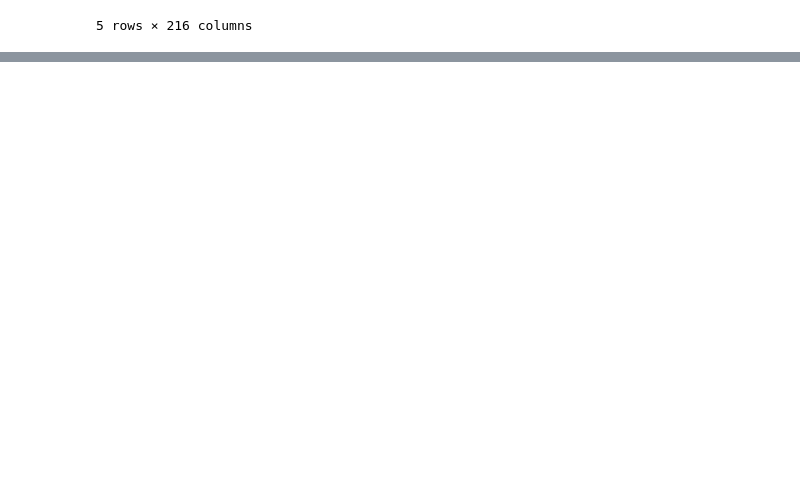
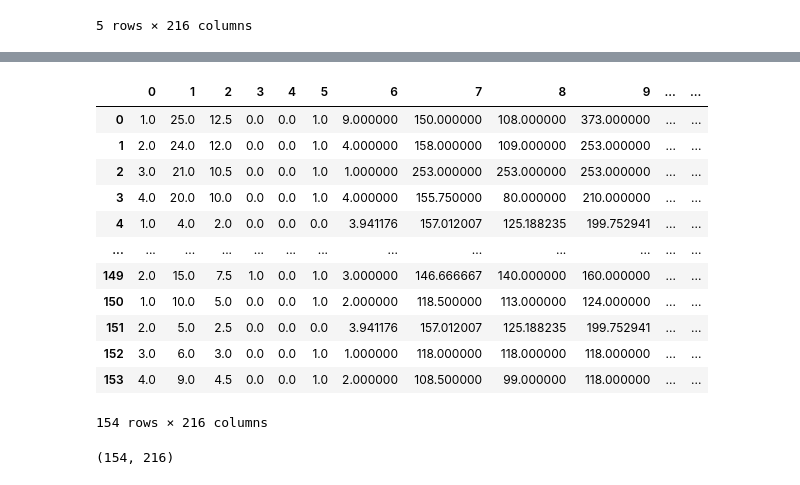
Before and after one commit to AideJGC/ProyectoDIABETIA_Estancia, a Jupyter notebook: notebooks/Feature_Selection.ipynb, the cells around one changed output, grey strips where cells are left out. Drawn from its saved outputs; the diff is of its cells as text; code cells hidden in the pictures; blank space fills up the shorter version.

```diff
--- a/notebooks/Feature_Selection.ipynb
+++ b/notebooks/Feature_Selection.ipynb
@@ -99,0 +122,23 @@ display(df1.head(5))
+# %%
+# Imputation
+my_imputer = SimpleImputer()
+d_inp = pd.DataFrame(my_imputer.fit_transform(df1))
+d_inp
+# %% [output]
+|  | 0 | 1 | 2 | 3 | 4 | 5 | 6 | 7 | 8 | 9 | ... | ... |
+| 0 | 1.0 | 25.0 | 12.5 | 0.0 | 0.0 | 1.0 | 9.000000 | 150.000000 | 108.000000 | 373.000000 | ... | ... |
+| 1 | 2.0 | 24.0 | 12.0 | 0.0 | 0.0 | 1.0 | 4.000000 | 158.000000 | 109.000000 | 253.000000 | ... | ... |
+| 2 | 3.0 | 21.0 | 10.5 | 0.0 | 0.0 | 1.0 | 1.000000 | 253.000000 | 253.000000 | 253.000000 | ... | ... |
+| 3 | 4.0 | 20.0 | 10.0 | 0.0 | 0.0 | 1.0 | 4.000000 | 155.750000 | 80.000000 | 210.000000 | ... | ... |
+| 4 | 1.0 | 4.0 | 2.0 | 0.0 | 0.0 | 0.0 | 3.941176 | 157.012007 | 125.188235 | 199.752941 | ... | ... |
+| ... | ... | ... | ... | ... | ... | ... | ... | ... | ... | ... | ... | ... |
+| 149 | 2.0 | 15.0 | 7.5 | 1.0 | 0.0 | 1.0 | 3.000000 | 146.666667 | 140.000000 | 160.000000 | ... | ... |
+| 150 | 1.0 | 10.0 | 5.0 | 0.0 | 0.0 | 1.0 | 2.000000 | 118.500000 | 113.000000 | 124.000000 | ... | ... |
+| 151 | 2.0 | 5.0 | 2.5 | 0.0 | 0.0 | 0.0 | 3.941176 | 157.012007 | 125.188235 | 199.752941 | ... | ... |
+| 152 | 3.0 | 6.0 | 3.0 | 0.0 | 0.0 | 1.0 | 1.000000 | 118.000000 | 118.000000 | 118.000000 | ... | ... |
+| 153 | 4.0 | 9.0 | 4.5 | 0.0 | 0.0 | 1.0 | 2.000000 | 108.500000 | 99.000000 | 118.000000 | ... | ... |
+154 rows × 216 columns
+# %%
+d_inp.shape
+# %% [output]
+(154, 216)
```
Also changed, not shown: parts of 3 cells of this notebook.
